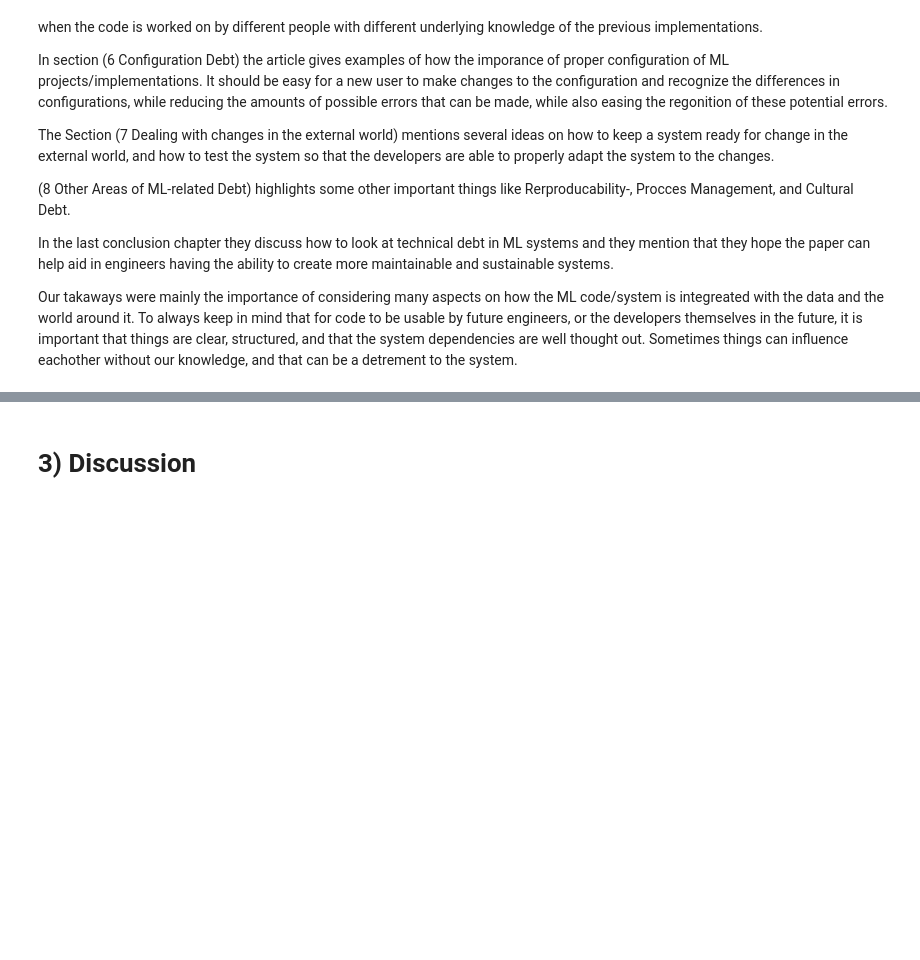
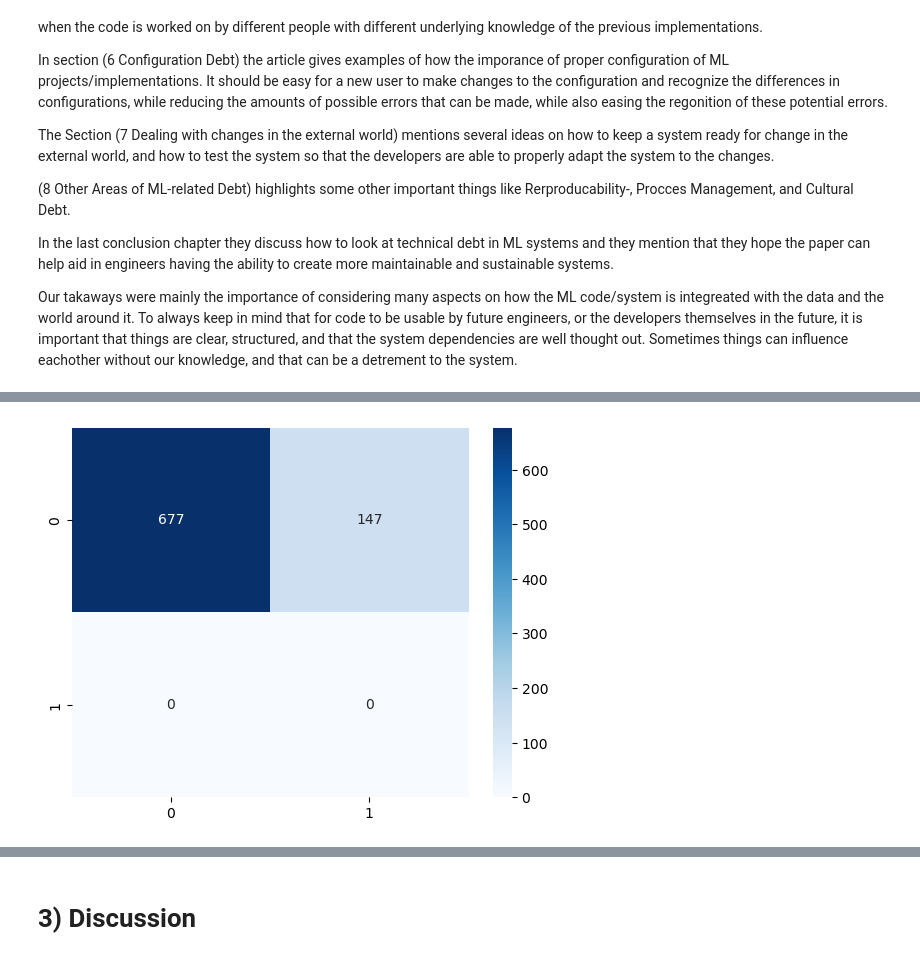
Before and after one commit to ninjasnigel/AI-Design, a Jupyter notebook: ass3/testing.ipynb, the cells around one changed output, grey strips where cells are left out. Saved outputs shown, nothing was run; the diff lists cells and outputs as text; code cells hidden in the pictures; blank space fills up the shorter version.

```diff
--- a/ass3/testing.ipynb
+++ b/ass3/testing.ipynb
@@ -68,13 +83,14 @@ X_val_scaled = scaler.transform(X_val)  # Use the same scaler to transform valid
 # %%
 class Classifier:
     def __init__(self, n_clusters=2):
-        self.kmeans = KMeans(n_clusters=n_clusters, random_state=0, n_init=10)
+        self.kmeans = KMeans(n_clusters=n_clusters, random_state=0)
         self.cluster_labels = None
 
     def fit(self, X, y):
         # Fit the classifier
         self.kmeans.fit(X)
         self.cluster_labels = np.zeros(self.kmeans.n_clusters, dtype=int)
+
         for i in range(self.kmeans.n_clusters):
             """
             Assign labels to clusters based on majority vote
@@ -89,6 +105,7 @@ class Classifier:
             """
             # Find the index of points in cluster i
             indexes = np.where(self.kmeans.labels_ == i)[0]
+
             # Assign the majority label to the cluster
             cluster_label = np.bincount(y[indexes]).argmax()
             self.cluster_labels[i] = cluster_label
@@ -111,10 +128,20 @@ class Classifier:
         fn = np.sum((predictions == 0) & (y == 1))
         precision = tp / (tp + fp)
         recall = tp / (tp + fn)
+
         return 2 * precision * recall / (precision + recall)
 
     def conf_mat(self, X, y):
+        # Confusion matrix
 
-        matrix = confusion_matrix(self.predict(X), y)
+        predictions = self.predict(X)
+
+        matrix = confusion_matrix(predictions, y)
 
         sns.heatmap(matrix, annot=True, fmt="d", cmap="Blues")
+# %%
+classifier_2clusters = Classifier(n_clusters=2)
+classifier_2clusters.fit(X_train_scaled, y_train)
+classifier_2clusters.conf_mat(X_val_scaled, y_val)
+# %% [output]
+[figure, added]
```
Also changed, not shown: parts of 12 cells of this notebook.
